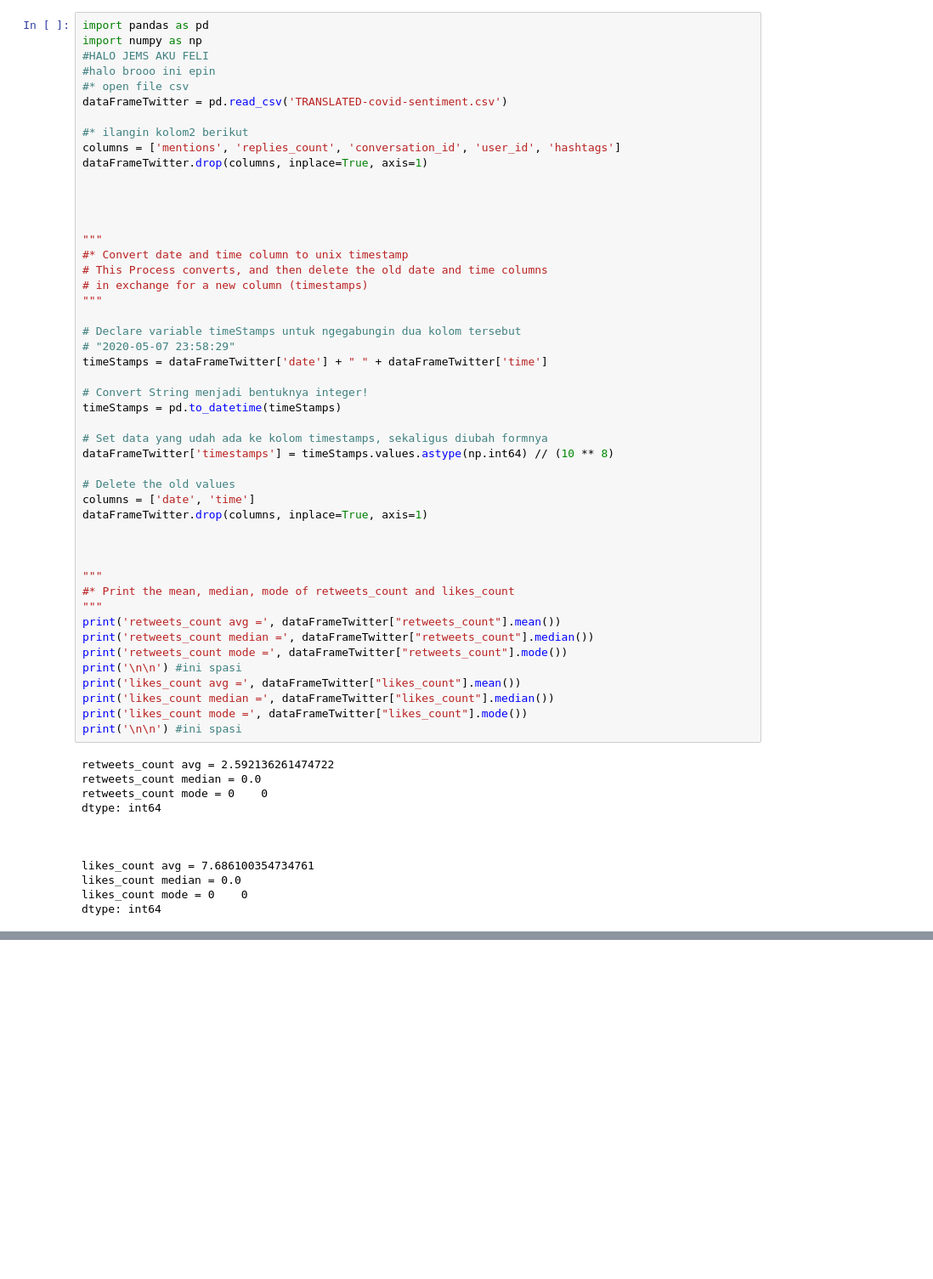
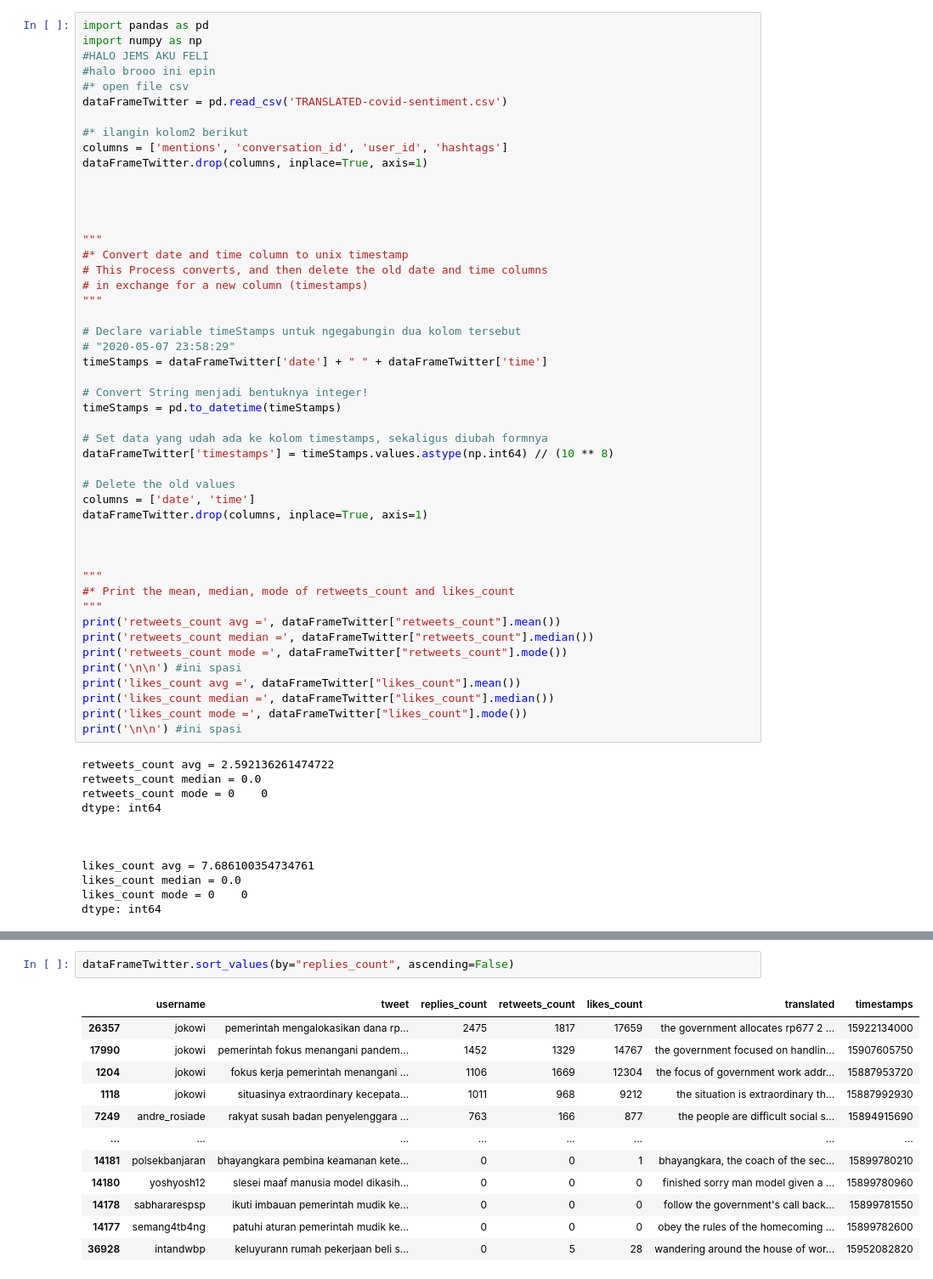
Before and after one commit to KingfishX23/project-sainsdata-kuliah, a Jupyter notebook: ProjekDataSains_Kel12.ipynb, the cells around one changed output, grey strips where cells are left out. Shown at 85% size. Cells and saved outputs as stored; diff of their text form; blank space fills up the shorter version.

Commit message:
ini data sains no 4 dan 5

```diff
--- a/ProjekDataSains_Kel12.ipynb
+++ b/ProjekDataSains_Kel12.ipynb
@@ -7,7 +7,7 @@ import numpy as np
 dataFrameTwitter = pd.read_csv('TRANSLATED-covid-sentiment.csv')
 
 #* ilangin kolom2 berikut
-columns = ['mentions', 'replies_count', 'conversation_id', 'user_id', 'hashtags']
+columns = ['mentions', 'conversation_id', 'user_id', 'hashtags']
 dataFrameTwitter.drop(columns, inplace=True, axis=1)
 
 
@@ -96,0 +128,15 @@ ax = sns.lineplot(x="number", y="counts", data=plotDf) #sns adalah seaborn, komp
+# %%
+dataFrameTwitter.sort_values(by="replies_count", ascending=False)
+# %% [output]
+|  | username | tweet | replies_count | retweets_count | likes_count | translated | timestamps |
+| 26357 | jokowi | pemerintah mengalokasikan dana rp... | 2475 | 1817 | 17659 | the government allocates rp677 2 ... | 15922134000 |
+| 17990 | jokowi | pemerintah fokus menangani pandem... | 1452 | 1329 | 14767 | the government focused on handlin... | 15907605750 |
+| 1204 | jokowi | fokus kerja pemerintah menangani ... | 1106 | 1669 | 12304 | the focus of government work addr... | 15887953720 |
+| 1118 | jokowi | situasinya extraordinary kecepata... | 1011 | 968 | 9212 | the situation is extraordinary th... | 15887992930 |
+| 7249 | andre_rosiade | rakyat susah badan penyelenggara ... | 763 | 166 | 877 | the people are difficult social s... | 15894915690 |
+| ... | ... | ... | ... | ... | ... | ... | ... |
+| 14181 | polsekbanjaran | bhayangkara pembina keamanan kete... | 0 | 0 | 1 | bhayangkara, the coach of the sec... | 15899780210 |
+| 14180 | yoshyosh12 | slesei maaf manusia model dikasih... | 0 | 0 | 0 | finished sorry man model given a ... | 15899780960 |
+| 14178 | sabhararespsp | ikuti imbauan pemerintah mudik ke... | 0 | 0 | 0 | follow the government's call back... | 15899781550 |
+| 14177 | semang4tb4ng | patuhi aturan pemerintah mudik ke... | 0 | 0 | 0 | obey the rules of the homecoming ... | 15899782600 |
+| 36928 | intandwbp | keluyurann rumah pekerjaan beli s... | 0 | 5 | 28 | wandering around the house of wor... | 15952082820 |
```
Also changed, not shown: parts of 4 cells of this notebook.
